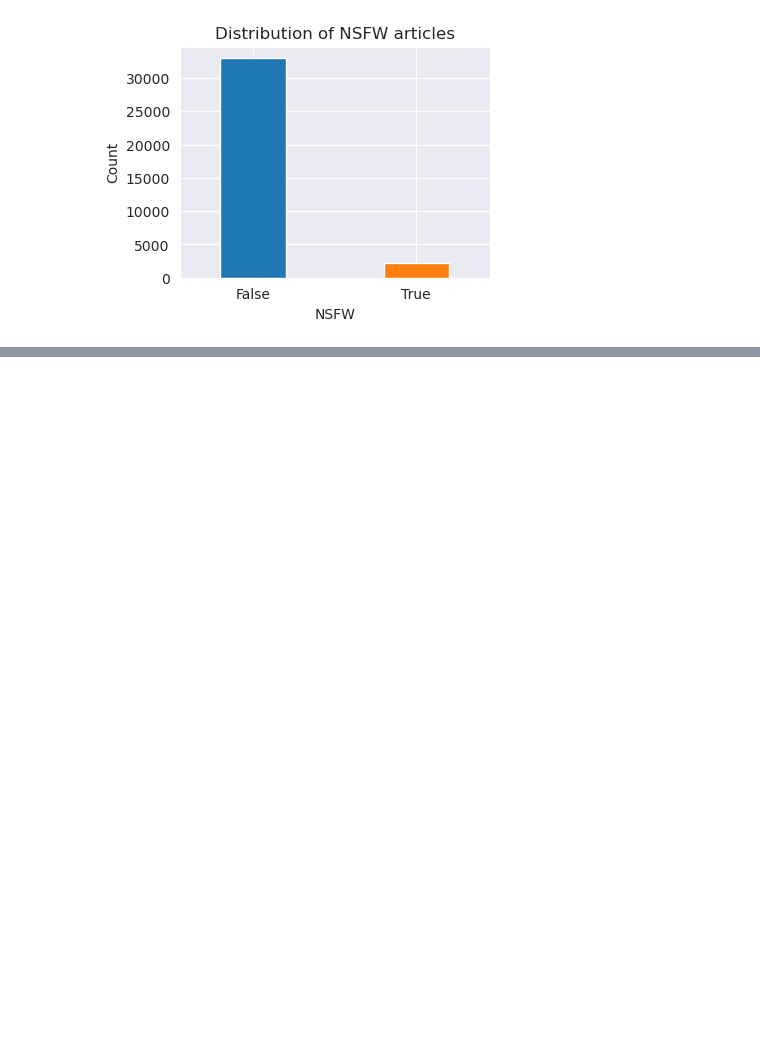
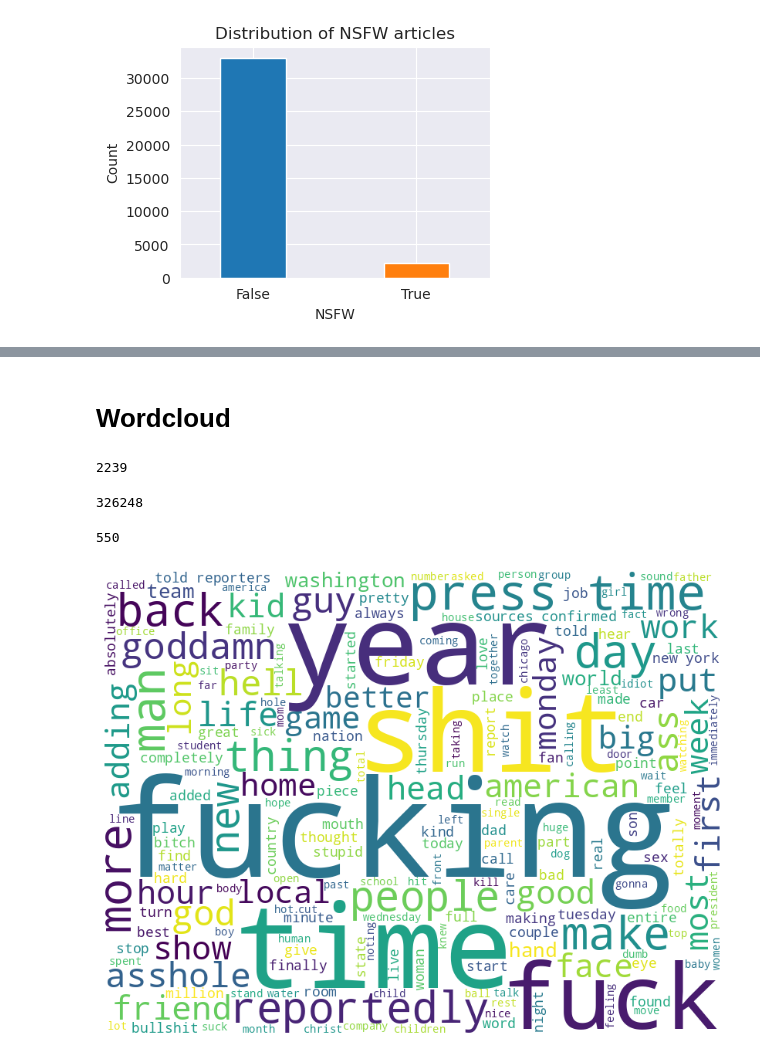
Before and after one commit to anusha-pathuri/satire-news-search-engine, a Jupyter notebook: notebooks/06_Safe_Search.ipynb, the cells around one changed output, grey strips where cells are left out. Cells and saved outputs as stored; diff of their text form; code cells hidden in the pictures; blank space fills up the shorter version.

Commit message:
wordcloud for nsfw articles

```diff
--- a/notebooks/06_Safe_Search.ipynb
+++ b/notebooks/06_Safe_Search.ipynb
@@ -273,3 +273,43 @@ df.head()
 | 4 | 41114025 | World's Oldest American Dies At 72 | OXNARD, CA—Living longer than any... | The Onion | 0.000532 | False |
 # %%
 df.to_csv("../data/processed_articles_dedup_nsfwtags.csv", index=False)
+# %% [markdown]
+# Wordcloud
+# %%
+df = pd.read_csv("../data/processed_articles_dedup_nsfwtags.csv")
+# %%
+nsfw_df = df[df.nsfw]
+len(nsfw_df)
+# %% [output]
+2239
+# %%
+from itertools import chain
+
+nsfw_text = " ".join(nsfw_df.body.str.lower().tolist())
+nsfw_text += " ".join(nsfw_df.headline.str.lower().tolist())
+len(nsfw_text.split())
+# %% [output]
+326248
+# %%
+from src.utils import load_txt
+
+stopwords = set(load_txt("../data/stopwords_updated.txt"))
+len(stopwords)
+# %% [output]
+550
+# %%
+# Word cloud for the most common words in the articles
+from wordcloud import WordCloud
+
+wordcloud = WordCloud(width=800, height=600, background_color ='white',
+                      regexp="\w[\w']+", stopwords=stopwords, min_font_size=10)
+
+wordcloud.generate(nsfw_text)
+
+plt.figure(figsize=(8, 8), facecolor=None)
+plt.imshow(wordcloud)
+plt.axis("off")
+plt.tight_layout(pad=0)
+plt.show()
+# %% [output]
+[figure, added]
```
